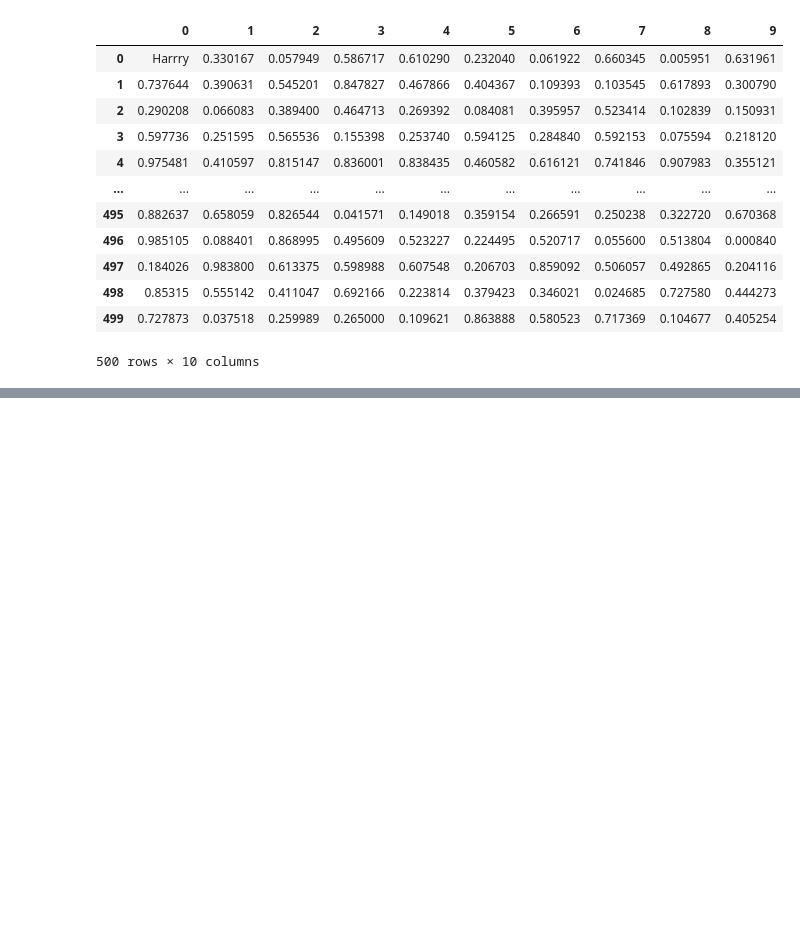
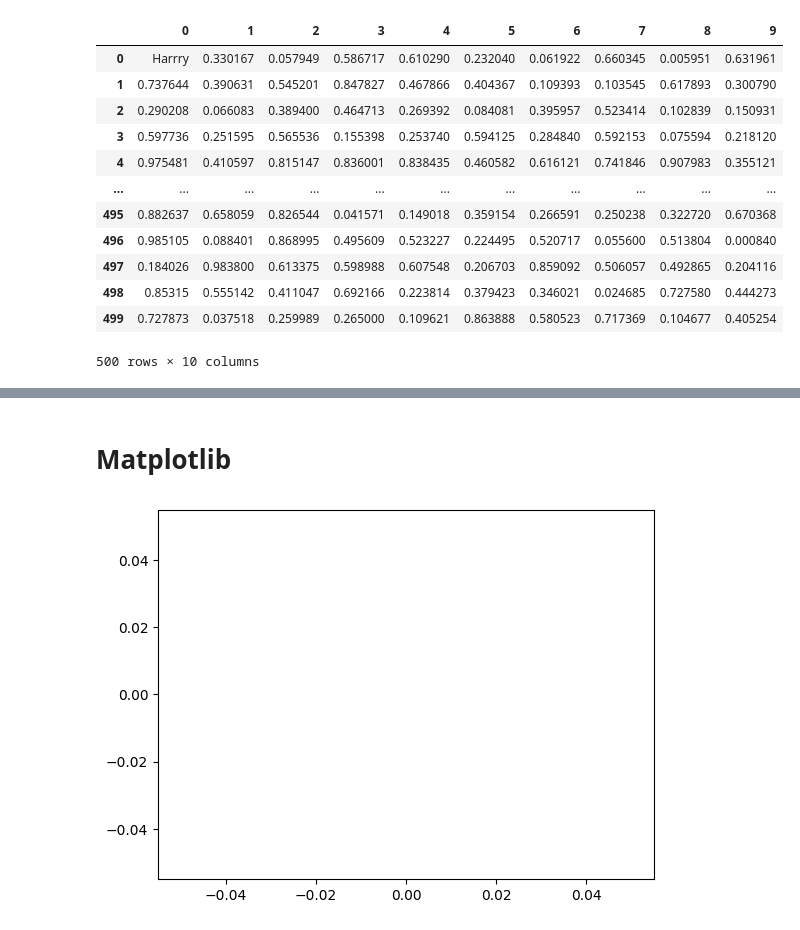
Before and after one commit to Zaibi-Here/Python-DSAI, a Jupyter notebook: Machine Learning/ML_Libraraies.ipynb, the cells around one changed output, grey strips where cells are left out. Cells and saved outputs as stored; diff of their text form; code cells hidden in the pictures; blank space fills up the shorter version.

```diff
--- a/Machine Learning/ML_Libraraies.ipynb
+++ b/Machine Learning/ML_Libraraies.ipynb
@@ -738,0 +858,9 @@ Newdf
+# %% [markdown]
+# **Matplotlib**
+# %%
+import matplotlib.pyplot as plt #importing as matplotlib
+
+plt.plot() #Generating a PlOT
+plt.show()
+# %% [output]
+[figure, added]
```
Also changed, not shown: parts of 29 cells of this notebook.
